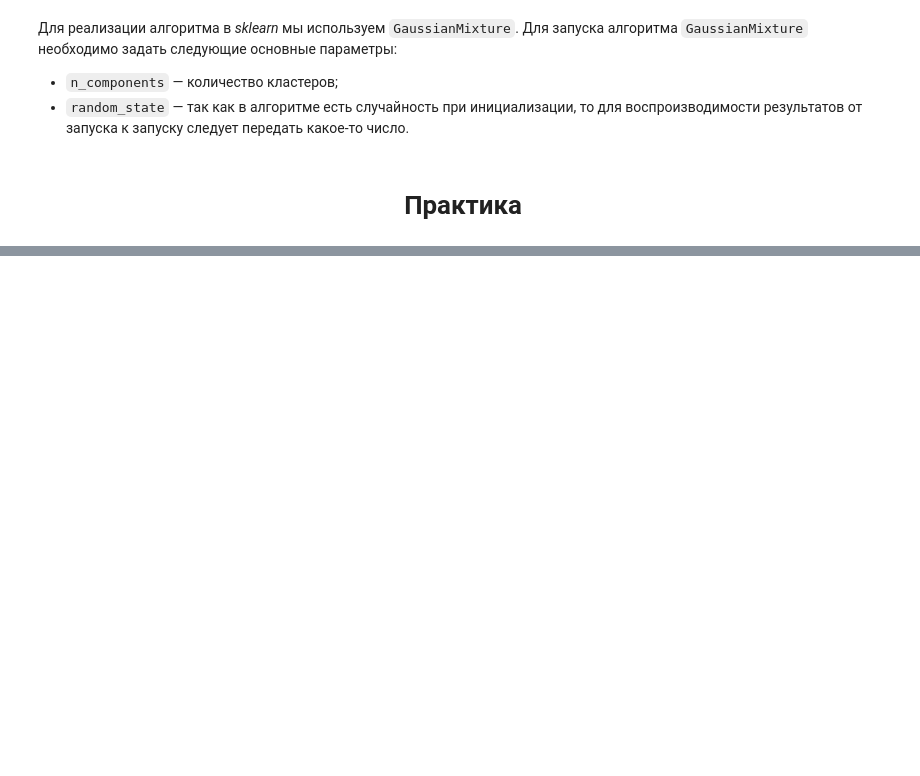
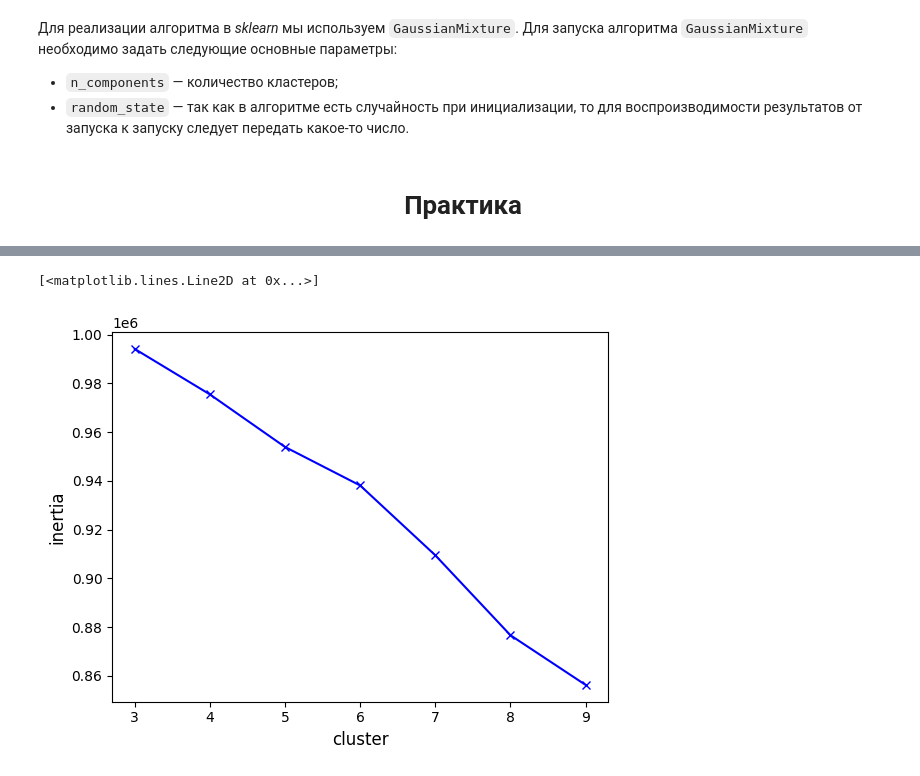
Before and after one commit to Rai1ag/Library, a Jupyter notebook: 6.HM_9_Кластеризация I/theory.ipynb, the cells around one changed output, grey strips where cells are left out. Saved outputs shown, nothing was run; the diff lists cells and outputs as text; code cells hidden in the pictures; blank space fills up the shorter version.

```diff
--- a/6.HM_9_Кластеризация I/theory.ipynb
+++ b/6.HM_9_Кластеризация I/theory.ipynb
@@ -143,0 +157,5 @@ $$s_i=\frac{(b_i-a_i)}{max(a_i,b_i)}$$
+# %%
+# Задание 4.1
+
+df_sns = df_sns.iloc[:, 4:]
+df_sns.shape
@@ -143,0 +164,10 @@ $$s_i=\frac{(b_i-a_i)}{max(a_i,b_i)}$$
+# %%
+# Задание 4.2
+
+from sklearn.preprocessing import StandardScaler
+
+X = df_sns.values
+scaler = StandardScaler()
+scaler.fit(X)
+X_norm = scaler.transform(X)
+round(X_norm[0][0], 2)
@@ -143,0 +176,10 @@ $$s_i=\frac{(b_i-a_i)}{max(a_i,b_i)}$$
+# %%
+# Задание 4.3
+
+from sklearn.cluster import KMeans
+
+model = KMeans(n_clusters=9, random_state=42)
+model.fit(X_norm)
+round(model.inertia_, 2)
+
+# 857169.1?
@@ -143,0 +205,23 @@ $$s_i=\frac{(b_i-a_i)}{max(a_i,b_i)}$$
+# %%
+# Задание 4.5
+
+# 1.
+
+import matplotlib.pyplot as plt
+
+def get_inertia(cluster_num, X):
+    k_means =  KMeans(n_clusters=cluster_num, random_state=42)
+    k_means.fit(X)
+    inertia = k_means.inertia_
+    return inertia
+
+inertia = []
+for cluster_num in range(3, 10):
+    inertia.append(get_inertia(cluster_num, X_norm))
+
+plt.xlabel("cluster", fontsize=12)
+plt.ylabel("inertia", fontsize=12)
+plt.plot([i for i in range(3, 10)], inertia, 'xb-')
+# %% [output]
+[<matplotlib.lines.Line2D at 0x...>]
+[figure, added]
```
Also changed, not shown: parts of 16 cells of this notebook, 1 other file.
